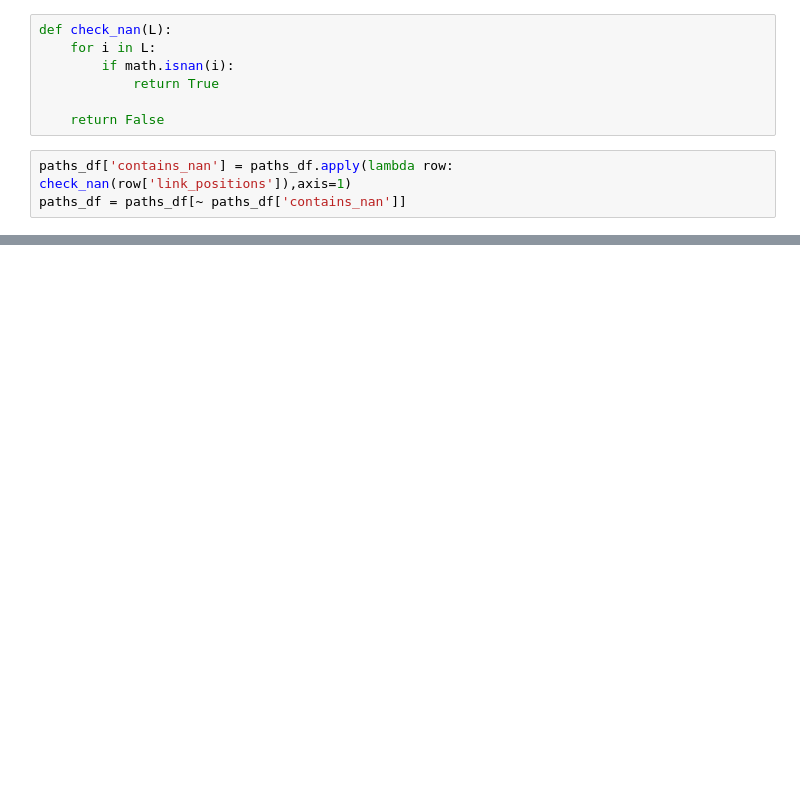
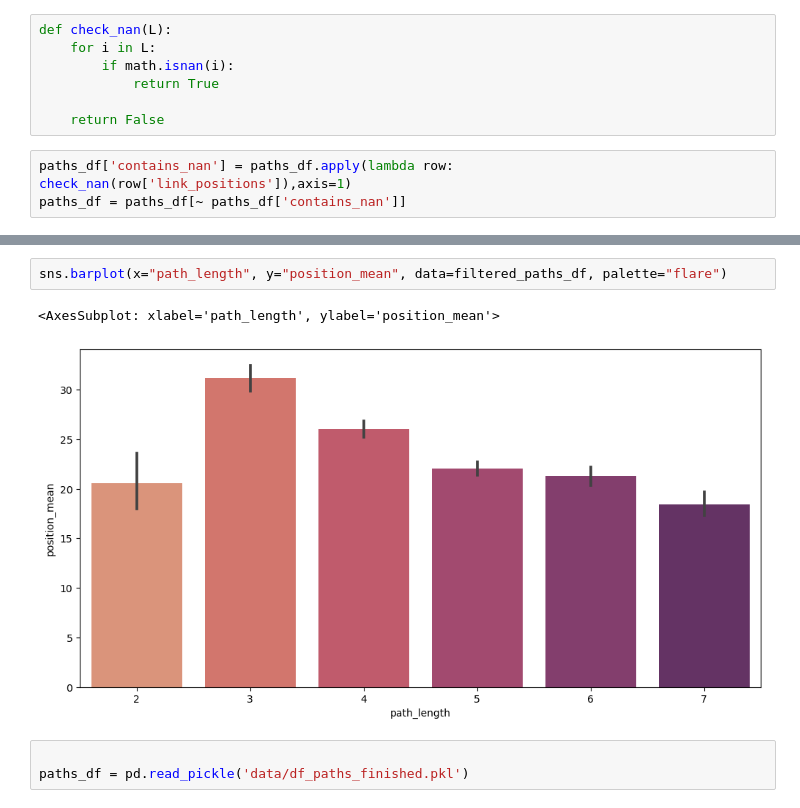
Before and after one commit to epfl-ada/ada-2022-project-groupe53, a Jupyter notebook: MahdiPlayground.ipynb, the cells around one changed output, grey strips where cells are left out. Drawn from its saved outputs; the diff is of its cells as text; blank space fills up the shorter version.

```diff
--- a/MahdiPlayground.ipynb
+++ b/MahdiPlayground.ipynb
@@ -188,0 +190,8 @@ sns.histplot()
+# %%
+sns.barplot(x="path_length", y="position_mean", data=filtered_paths_df, palette="flare")
+# %% [output]
+<AxesSubplot: xlabel='path_length', ylabel='position_mean'>
+[figure, added]
+# %%
+
+paths_df = pd.read_pickle('data/df_paths_finished.pkl')
```
Also changed, not shown: parts of 74 cells of this notebook.
